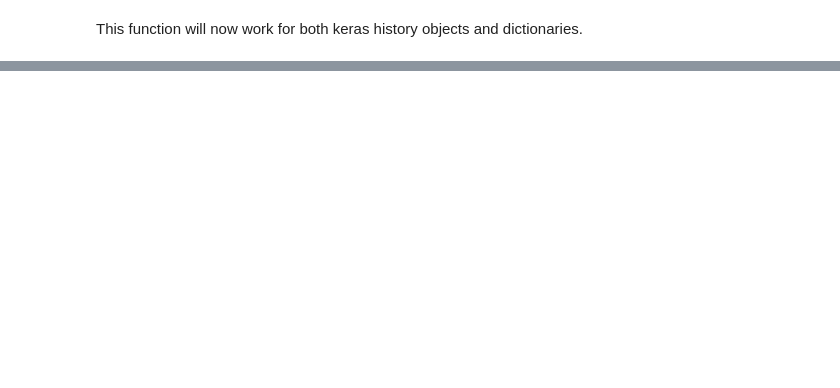
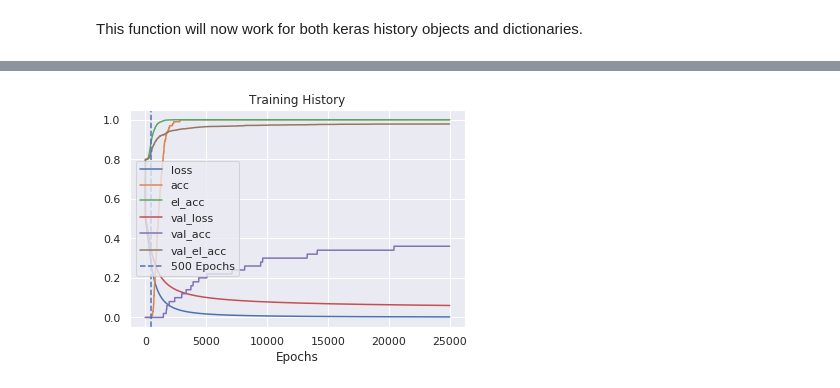
Before and after one commit to apra93/leabra-tf, a Jupyter notebook: docs/source/notebooks/0.3-BP-Model-in-Tensorflow.ipynb, the cells around one changed output, grey strips where cells are left out. Drawn from its saved outputs; the diff is of its cells as text; code cells hidden in the pictures; blank space fills up the shorter version.

```diff
--- a/docs/source/notebooks/0.3-BP-Model-in-Tensorflow.ipynb
+++ b/docs/source/notebooks/0.3-BP-Model-in-Tensorflow.ipynb
@@ -459,0 +510,2 @@ plt.show()
+# %%
+metrics_1 = train_or_model(sess, epochs=50*EPOCHS)
@@ -459,0 +530,5 @@ plt.show()
+# %%
+plot_history(metrics_1)
+plt.show()
+# %% [output]
+[figure, added]
```
Also changed, not shown: parts of 12 cells of this notebook.
